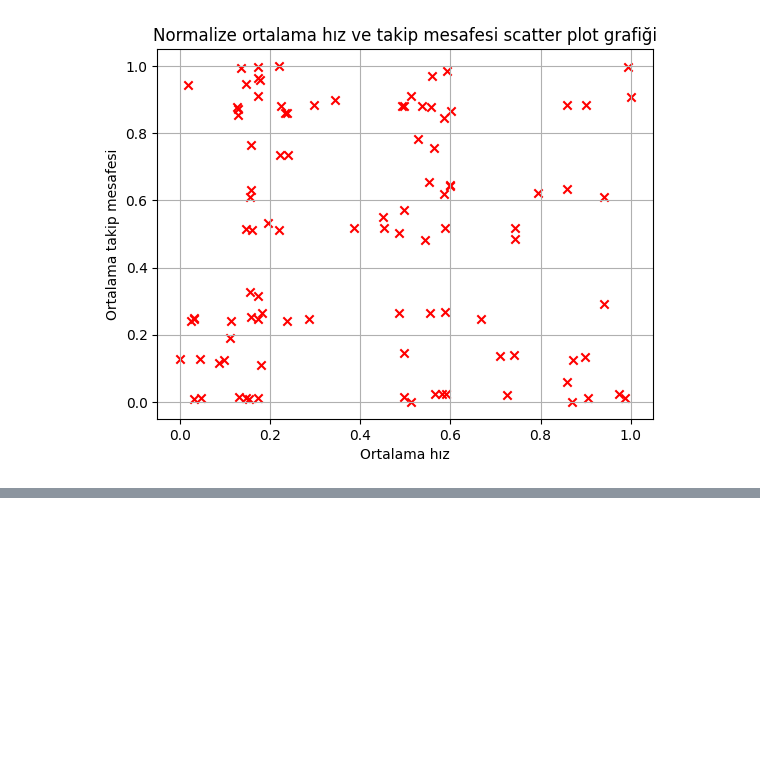
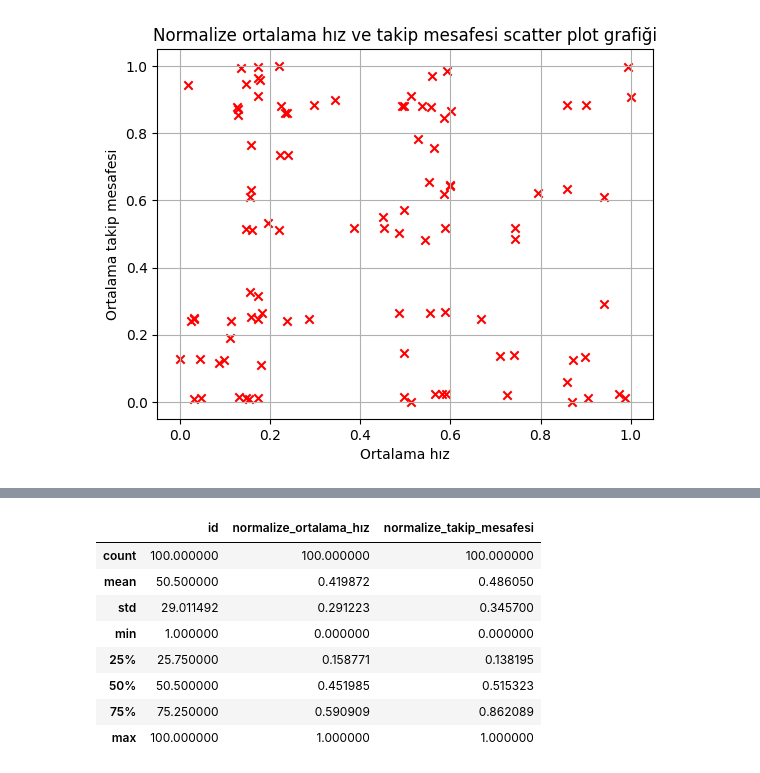
Before and after one commit to barisedin/Yapay_zeka_isleri, a Jupyter notebook: Normalizasyon ve grafikler/Untitled.ipynb, the cells around one changed output, grey strips where cells are left out. Cells and saved outputs as stored; diff of their text form; code cells hidden in the pictures; blank space fills up the shorter version.

```diff
--- a/Normalizasyon ve grafikler/Untitled.ipynb
+++ b/Normalizasyon ve grafikler/Untitled.ipynb
@@ -173,0 +191,12 @@ standartization_veri["id"] = df["id"]
+# %%
+normal_veri.describe()
+# %% [output]
+|  | id | normalize_ortalama_hız | normalize_takip_mesafesi |
+| count | 100.000000 | 100.000000 | 100.000000 |
+| mean | 50.500000 | 0.419872 | 0.486050 |
+| std | 29.011492 | 0.291223 | 0.345700 |
+| min | 1.000000 | 0.000000 | 0.000000 |
+| 25% | 25.750000 | 0.158771 | 0.138195 |
+| 50% | 50.500000 | 0.451985 | 0.515323 |
+| 75% | 75.250000 | 0.590909 | 0.862089 |
+| max | 100.000000 | 1.000000 | 1.000000 |
```
Also changed, not shown: parts of 8 cells of this notebook.
